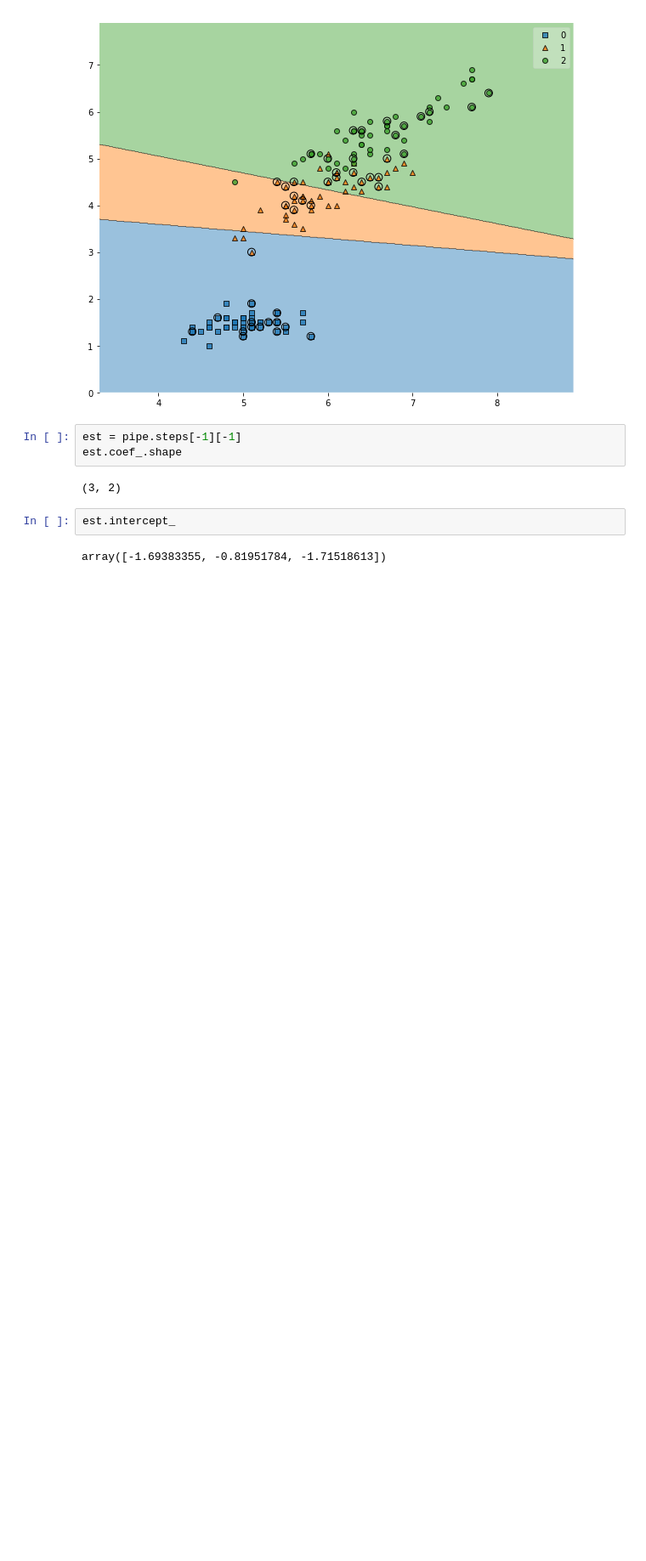
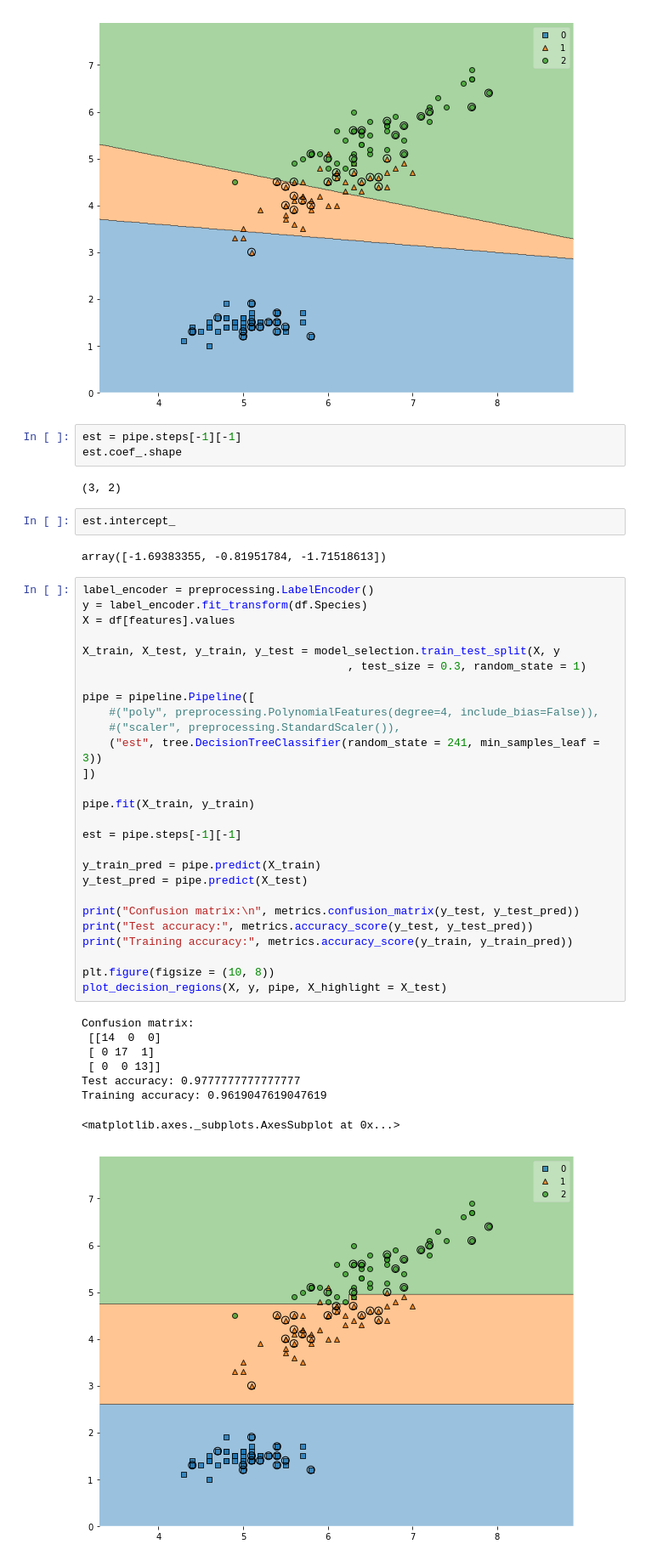
Before and after one commit to sohanlal1234/machine-learning, a Jupyter notebook: demos/Day 3 - non linear decision boundary.ipynb, the cells around one changed output. Shown: that part at 85% size. Drawn from its saved outputs; the diff is of its cells as text; blank space fills up the shorter version.

```diff
--- a/demos/Day 3 - non linear decision boundary.ipynb
+++ b/demos/Day 3 - non linear decision boundary.ipynb
@@ -221,3 +221,39 @@ est.coef_.shape
 est.intercept_
 # %% [output]
 array([-1.69383355, -0.81951784, -1.71518613])
+# %%
+label_encoder = preprocessing.LabelEncoder()
+y = label_encoder.fit_transform(df.Species)
+X = df[features].values
+
+X_train, X_test, y_train, y_test = model_selection.train_test_split(X, y
+                                        , test_size = 0.3, random_state = 1)
+
+pipe = pipeline.Pipeline([
+    #("poly", preprocessing.PolynomialFeatures(degree=4, include_bias=False)),
+    #("scaler", preprocessing.StandardScaler()),
+    ("est", tree.DecisionTreeClassifier(random_state = 241, min_samples_leaf = 3))
+])
+
+pipe.fit(X_train, y_train)
+
+est = pipe.steps[-1][-1]
+
+y_train_pred = pipe.predict(X_train)
+y_test_pred = pipe.predict(X_test)
+
+print("Confusion matrix:\n", metrics.confusion_matrix(y_test, y_test_pred))
+print("Test accuracy:", metrics.accuracy_score(y_test, y_test_pred))
+print("Training accuracy:", metrics.accuracy_score(y_train, y_train_pred))
+
+plt.figure(figsize = (10, 8))
+plot_decision_regions(X, y, pipe, X_highlight = X_test)
+# %% [output]
+Confusion matrix:
+ [[14  0  0]
+ [ 0 17  1]
+ [ 0  0 13]]
+Test accuracy: 0.9777777777777777
+Training accuracy: 0.9619047619047619
+<matplotlib.axes._subplots.AxesSubplot at 0x...>
+[figure, added]
```
Also changed, not shown: parts of 1 cell of this notebook, 4 other files.
